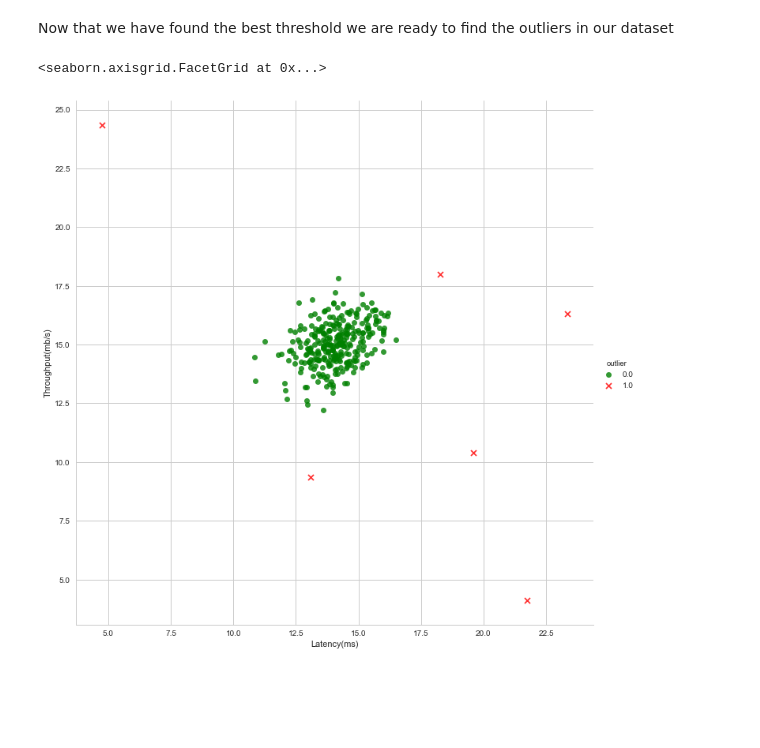
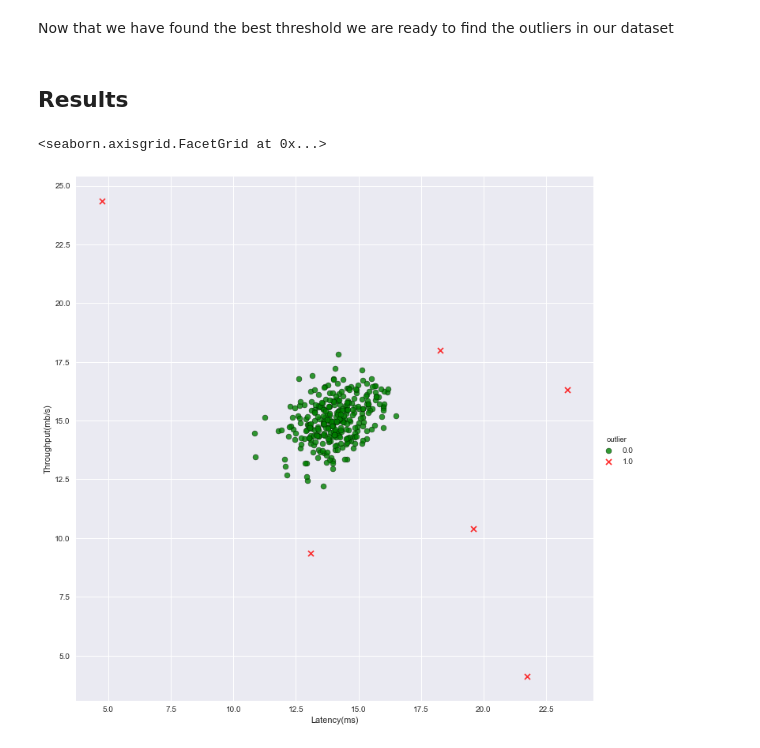
Before and after one commit to marcomiglionico94/Machine-Learning, a Jupyter notebook: Anomaly Detection/Gaussian Model/gaussian_model_anomalies.ipynb, the cells around one changed output. Drawn from its saved outputs; the diff is of its cells as text; code cells hidden in the pictures; blank space fills up the shorter version.

```diff
--- a/Anomaly Detection/Gaussian Model/gaussian_model_anomalies.ipynb
+++ b/Anomaly Detection/Gaussian Model/gaussian_model_anomalies.ipynb
@@ -112,8 +112,9 @@ test_df.head()
 # %% [markdown]
 The data have only 2 dimenions, so we can try to visualize them on a 2-dimensional plot, to understand better how they are distributed
 # %%
-sns.set_style('whitegrid')
+sns.set()
 plt.rcParams["patch.force_edgecolor"] = True
-sns.jointplot('Latency(ms)', 'Throughput(mb/s)', size = 10, data = train_df, kind='scatter', color = 'g')
+sns.jointplot('Latency(ms)', 'Throughput(mb/s)', size=10, data=train_df, kind='scatter', color='g',
+              edgecolors='k')
 # %% [output]
 <seaborn.axisgrid.JointGrid at 0x...>
@@ -147,9 +148,11 @@ outliers = np.where(probs < threshold)
 train_df['outlier'] = np.zeros(len(train_df))
 # %%
 train_df.iloc[outliers,2] = 1
+# %% [markdown]
+## Results
 # %%
-sns.lmplot(x = 'Latency(ms)', y = 'Throughput(mb/s)', size = (10), hue = 'outlier', data = train_df, fit_reg=False,
-          markers = ['o', 'x'], palette= ['g','r'])
+sns.lmplot(x='Latency(ms)', y='Throughput(mb/s)', size=(10), hue='outlier', data=train_df, fit_reg=False,
+          markers=['o', 'x'], palette=['g','r'], scatter_kws={'linewidths':0.4,'edgecolor':'k'})
 # %% [output]
 <seaborn.axisgrid.FacetGrid at 0x...>
-[figure, old version]
+[figure, new version]
```
Also changed, not shown: parts of 7 cells of this notebook.
